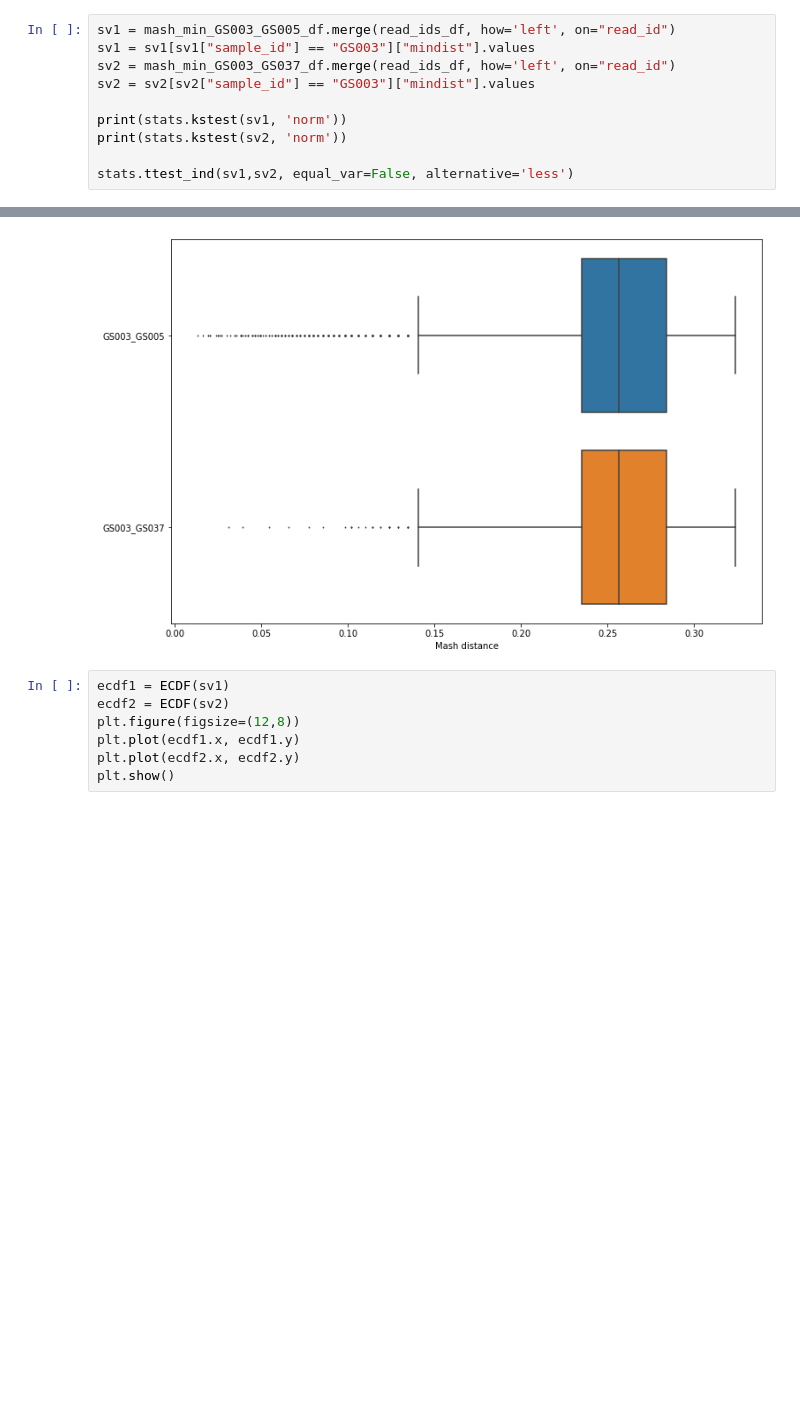
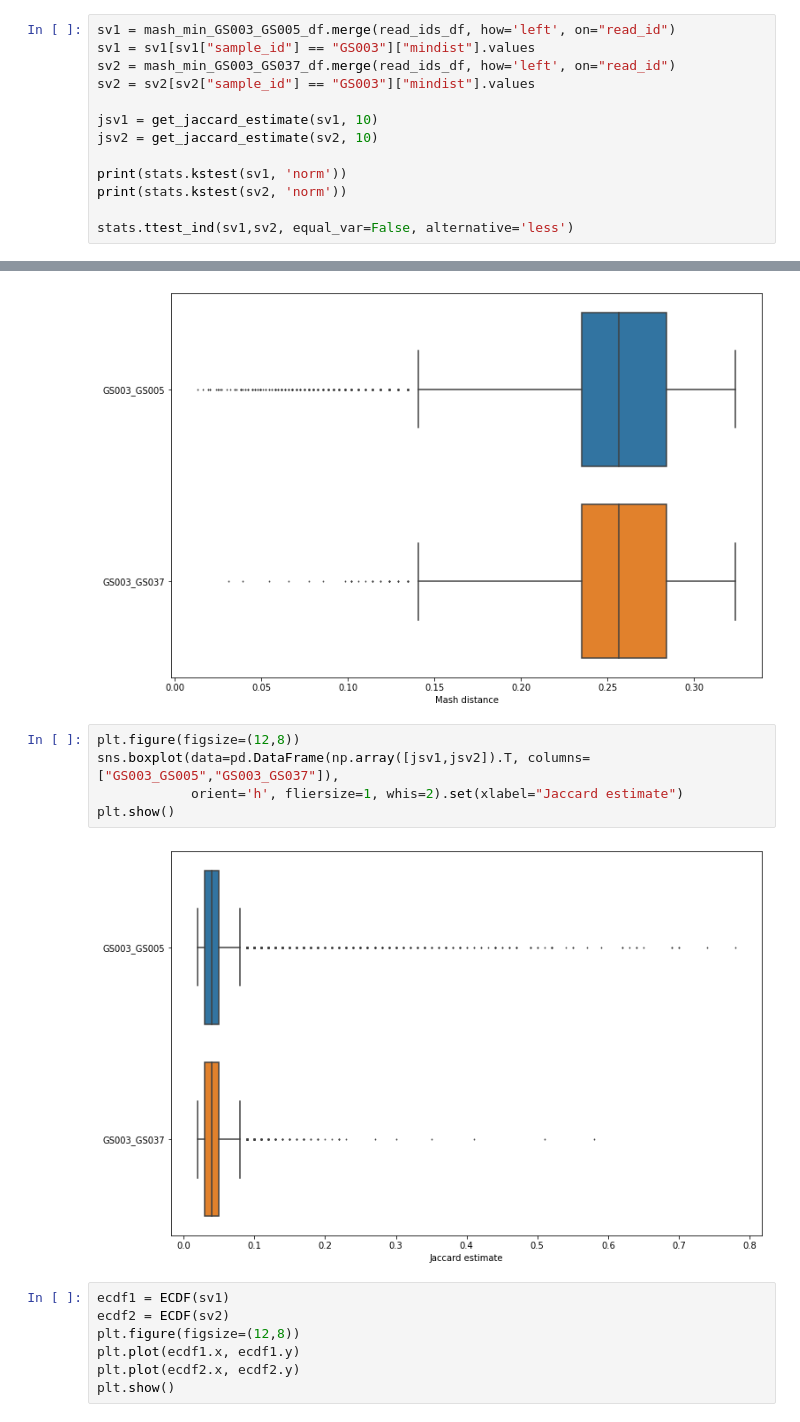
Before and after one commit to LuiggiTenorioK/minhash-benchmark, a Jupyter notebook: src/distances_analysis.ipynb, the cells around one changed output, grey strips where cells are left out. Drawn from its saved outputs; the diff is of its cells as text; blank space fills up the shorter version.

```diff
--- a/src/distances_analysis.ipynb
+++ b/src/distances_analysis.ipynb
@@ -143,6 +162,9 @@ sv1 = sv1[sv1["sample_id"] == "GS003"]["mindist"].values
 sv2 = mash_min_GS003_GS037_df.merge(read_ids_df, how='left', on="read_id")
 sv2 = sv2[sv2["sample_id"] == "GS003"]["mindist"].values
 
+jsv1 = get_jaccard_estimate(sv1, 10)
+jsv2 = get_jaccard_estimate(sv2, 10)
+
 print(stats.kstest(sv1, 'norm'))
 print(stats.kstest(sv2, 'norm'))
 
@@ -162,6 +184,13 @@ sns.boxplot(data=pd.DataFrame(np.array([sv1,sv2]).T, columns=["GS003_GS005","GS0
 plt.show()
 # %% [output]
 [figure]
+# %%
+plt.figure(figsize=(12,8))
+sns.boxplot(data=pd.DataFrame(np.array([jsv1,jsv2]).T, columns=["GS003_GS005","GS003_GS037"]),
+            orient='h', fliersize=1, whis=2).set(xlabel="Jaccard estimate")
+plt.show()
+# %% [output]
+[figure, added]
 # %%
 ecdf1 = ECDF(sv1)
 ecdf2 = ECDF(sv2)
```
Also changed, not shown: parts of 3 cells of this notebook.
